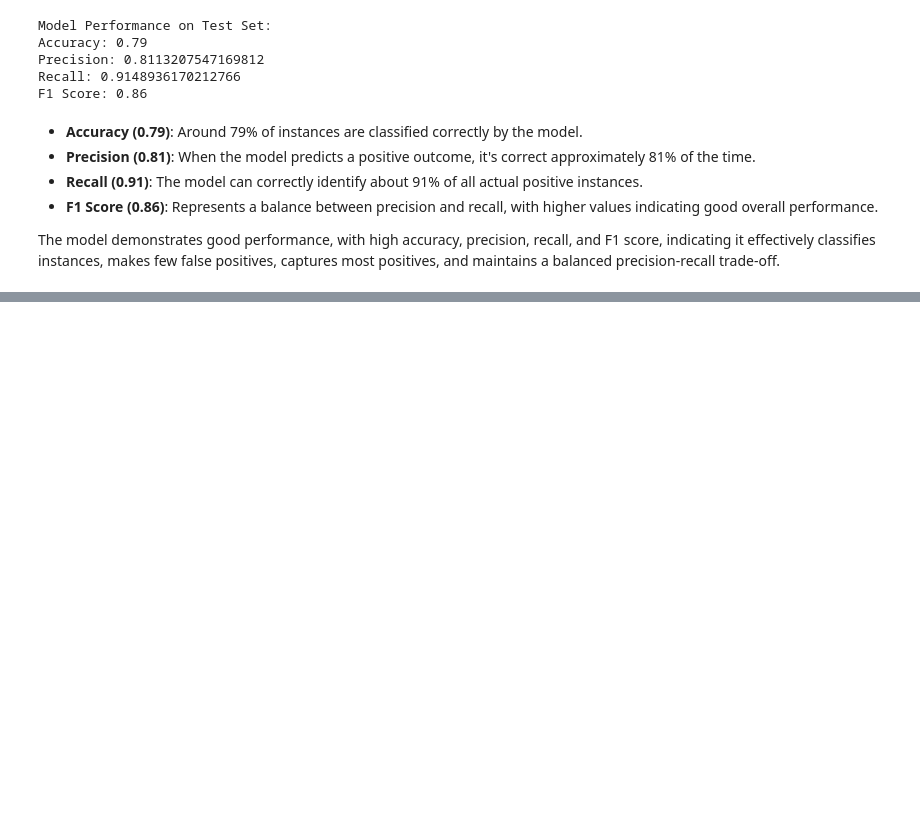
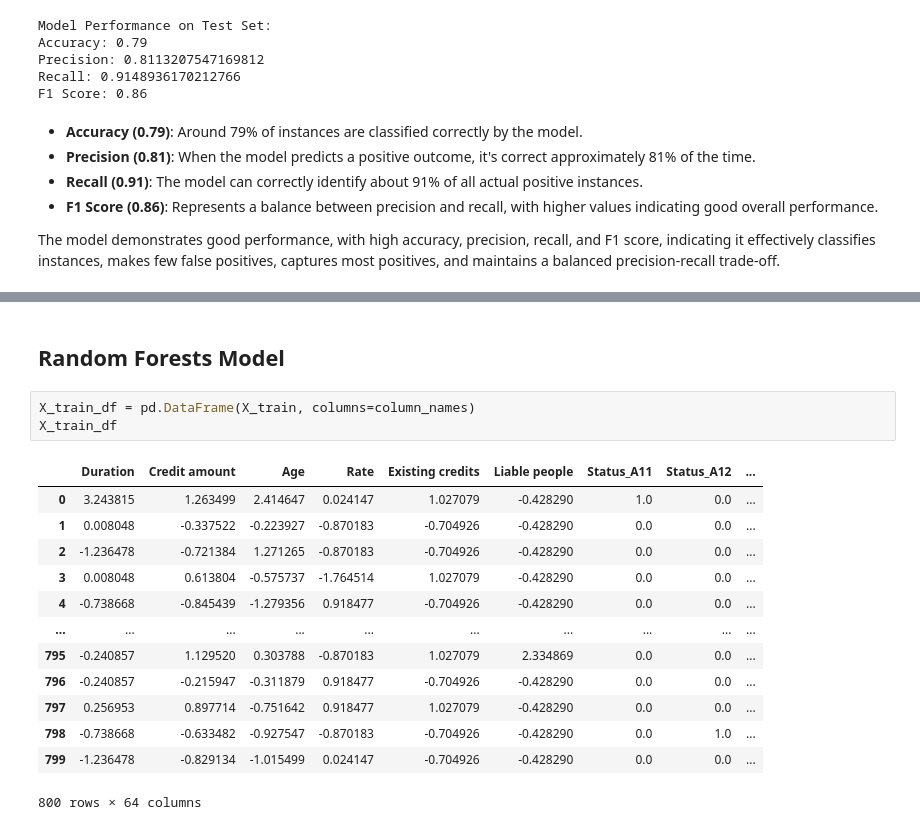
Before and after one commit to jjadeb/DSCI310_Group-12_Credit-Risk-Classification, a Jupyter notebook: model.ipynb, the cells around one changed output, grey strips where cells are left out. Saved outputs shown, nothing was run; the diff lists cells and outputs as text; blank space fills up the shorter version.

Commit message:
Implemented Random Forests

```diff
--- a/model.ipynb
+++ b/model.ipynb
@@ -312,0 +340,19 @@ The model demonstrates good performance, with high accuracy, precision, recall,
+# %% [markdown]
+## Random Forests Model
+# %%
+X_train_df = pd.DataFrame(X_train, columns=column_names)
+X_train_df
+# %% [output]
+|  | Duration | Credit amount | Age | Rate | Existing credits | Liable people | Status_A11 | Status_A12 | ... |
+| 0 | 3.243815 | 1.263499 | 2.414647 | 0.024147 | 1.027079 | -0.428290 | 1.0 | 0.0 | ... |
+| 1 | 0.008048 | -0.337522 | -0.223927 | -0.870183 | -0.704926 | -0.428290 | 0.0 | 0.0 | ... |
+| 2 | -1.236478 | -0.721384 | 1.271265 | -0.870183 | -0.704926 | -0.428290 | 0.0 | 0.0 | ... |
+| 3 | 0.008048 | 0.613804 | -0.575737 | -1.764514 | 1.027079 | -0.428290 | 0.0 | 0.0 | ... |
+| 4 | -0.738668 | -0.845439 | -1.279356 | 0.918477 | -0.704926 | -0.428290 | 0.0 | 0.0 | ... |
+| ... | ... | ... | ... | ... | ... | ... | ... | ... | ... |
+| 795 | -0.240857 | 1.129520 | 0.303788 | -0.870183 | 1.027079 | 2.334869 | 0.0 | 0.0 | ... |
+| 796 | -0.240857 | -0.215947 | -0.311879 | 0.918477 | -0.704926 | -0.428290 | 0.0 | 0.0 | ... |
+| 797 | 0.256953 | 0.897714 | -0.751642 | 0.918477 | 1.027079 | -0.428290 | 0.0 | 0.0 | ... |
+| 798 | -0.738668 | -0.633482 | -0.927547 | -0.870183 | -0.704926 | -0.428290 | 0.0 | 1.0 | ... |
+| 799 | -1.236478 | -0.829134 | -1.015499 | 0.024147 | -0.704926 | -0.428290 | 0.0 | 0.0 | ... |
+800 rows × 64 columns
```
Also changed, not shown: parts of 24 cells of this notebook, 1 other file.
